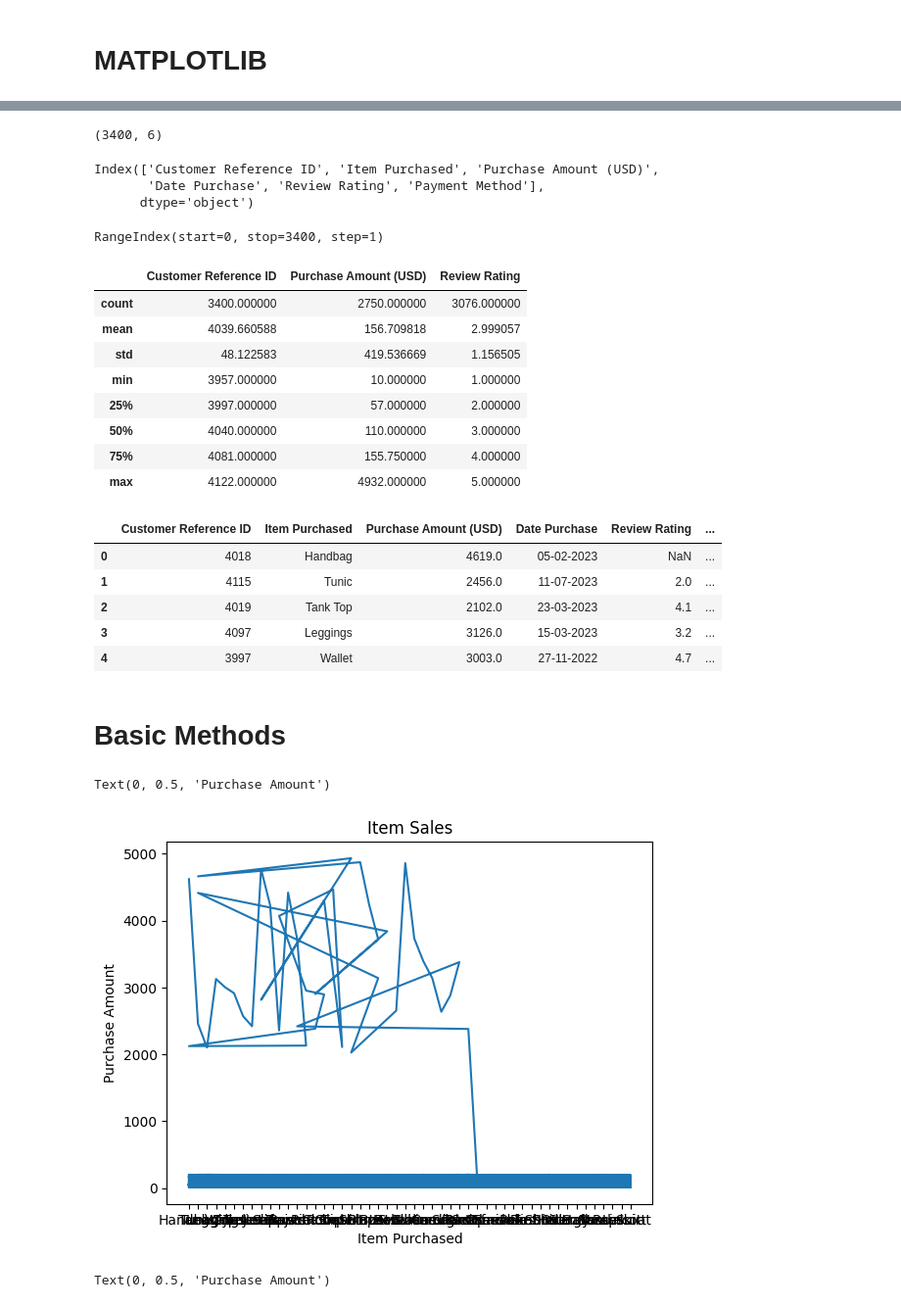
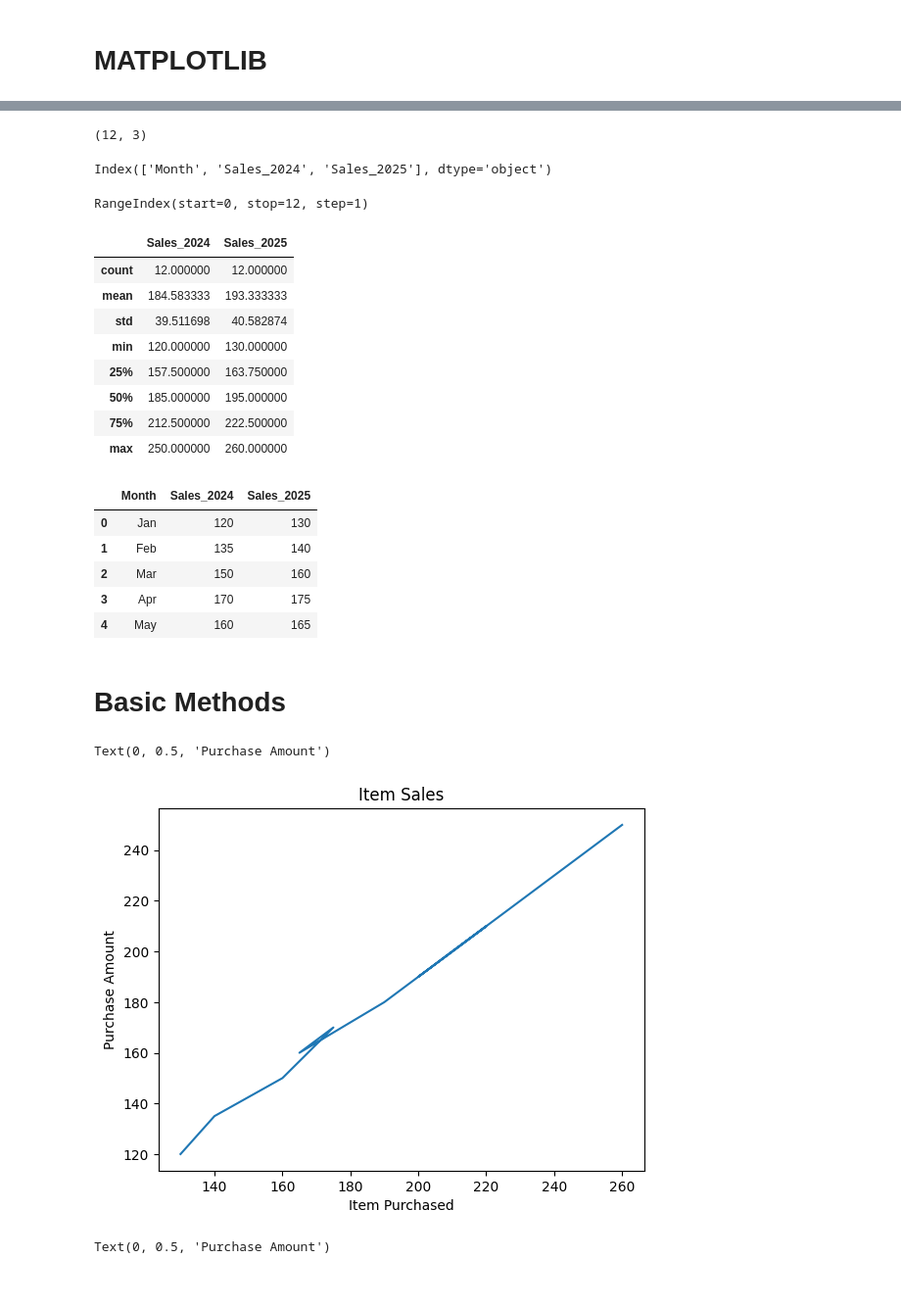
Before and after one commit to T-REX-C0DER/Data-Visualization-with-Python, a Jupyter notebook: Matplotlib.ipynb, the cells around one changed output, grey strips where cells are left out. Shown at 98% size. Cells and saved outputs as stored; diff of their text form; code cells hidden in the pictures.

Commit message:
imported diff data

```diff
--- a/Matplotlib.ipynb
+++ b/Matplotlib.ipynb
@@ -8,6 +8,13 @@ import matplotlib.image as mpimg
 # %%
 # Importing the sales data
 
-sales_data = pd.read_csv("Fashion_Retail_Sales.csv")
-print(sales_data)
+sales_data = {
+    "Month": ["Jan", "Feb", "Mar", "Apr", "May", "Jun",
+              "Jul", "Aug", "Sep", "Oct", "Nov", "Dec"],
+    "Sales_2024": [120, 135, 150, 170, 160, 180, 200, 210, 190, 220, 230, 250],
+    "Sales_2025": [130, 140, 160, 175, 165, 190, 210, 220, 200, 230, 240, 260]
+}
+
+df = pd.DataFrame(sales_data)
+print(df)
 # %% [output]
@@ -31,48 +34,46 @@ print(sales_data)
 # %%
-sales_data.shape
+df.shape
 # %% [output]
-(3400, 6)
+(12, 3)
 # %%
-sales_data.columns
+df.columns
 # %% [output]
-Index(['Customer Reference ID', 'Item Purchased', 'Purchase Amount (USD)',
-       'Date Purchase', 'Review Rating', 'Payment Method'],
-      dtype='object')
+Index(['Month', 'Sales_2024', 'Sales_2025'], dtype='object')
 # %%
-sales_data.index
+df.index
 # %% [output]
-RangeIndex(start=0, stop=3400, step=1)
+RangeIndex(start=0, stop=12, step=1)
 # %%
-sales_data.describe()
+df.describe()
 # %% [output]
-|  | Customer Reference ID | Purchase Amount (USD) | Review Rating |
-| count | 3400.000000 | 2750.000000 | 3076.000000 |
-| mean | 4039.660588 | 156.709818 | 2.999057 |
-| std | 48.122583 | 419.536669 | 1.156505 |
-| min | 3957.000000 | 10.000000 | 1.000000 |
-| 25% | 3997.000000 | 57.000000 | 2.000000 |
-| 50% | 4040.000000 | 110.000000 | 3.000000 |
-| 75% | 4081.000000 | 155.750000 | 4.000000 |
-| max | 4122.000000 | 4932.000000 | 5.000000 |
+|  | Sales_2024 | Sales_2025 |
+| count | 12.000000 | 12.000000 |
+| mean | 184.583333 | 193.333333 |
+| std | 39.511698 | 40.582874 |
+| min | 120.000000 | 130.000000 |
+| 25% | 157.500000 | 163.750000 |
+| 50% | 185.000000 | 195.000000 |
+| 75% | 212.500000 | 222.500000 |
+| max | 250.000000 | 260.000000 |
 # %%
-sales_data.head()
+df.head()
 # %% [output]
-|  | Customer Reference ID | Item Purchased | Purchase Amount (USD) | Date Purchase | Review Rating | ... |
-| 0 | 4018 | Handbag | 4619.0 | 05-02-2023 | NaN | ... |
-| 1 | 4115 | Tunic | 2456.0 | 11-07-2023 | 2.0 | ... |
-| 2 | 4019 | Tank Top | 2102.0 | 23-03-2023 | 4.1 | ... |
-| 3 | 4097 | Leggings | 3126.0 | 15-03-2023 | 3.2 | ... |
-| 4 | 3997 | Wallet | 3003.0 | 27-11-2022 | 4.7 | ... |
+|  | Month | Sales_2024 | Sales_2025 |
+| 0 | Jan | 120 | 130 |
+| 1 | Feb | 135 | 140 |
+| 2 | Mar | 150 | 160 |
+| 3 | Apr | 170 | 175 |
+| 4 | May | 160 | 165 |
 # %% [markdown]
 # Basic Methods
 # %%
-plt.plot(sales_data["Item Purchased"] , sales_data["Purchase Amount (USD)"])
+plt.plot(df["Sales_2025"] , df["Sales_2024"])
 plt.title("Item Sales")
 plt.xlabel("Item Purchased")
 plt.ylabel("Purchase Amount")
 # %% [output]
 Text(0, 0.5, 'Purchase Amount')
-[figure, old version]
+[figure, new version]
 # %%
 plt.scatter(sales_data["Item Purchased"] , sales_data["Purchase Amount (USD)"])
 plt.title("Item Sales")
```
Also changed, not shown: parts of 1 cell of this notebook.
